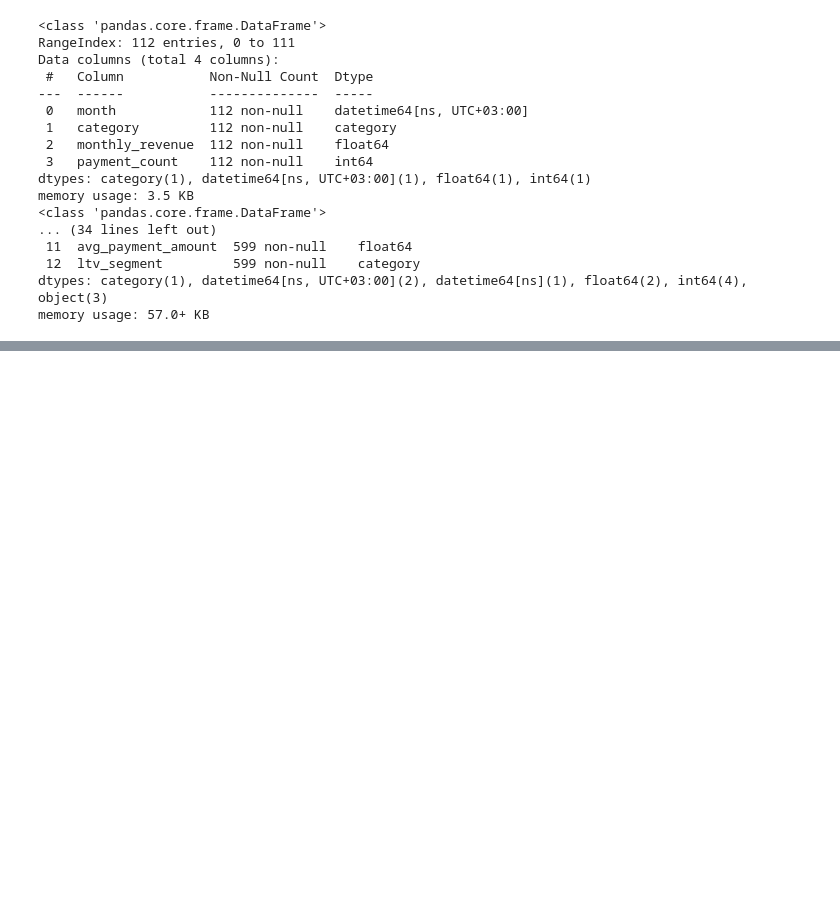
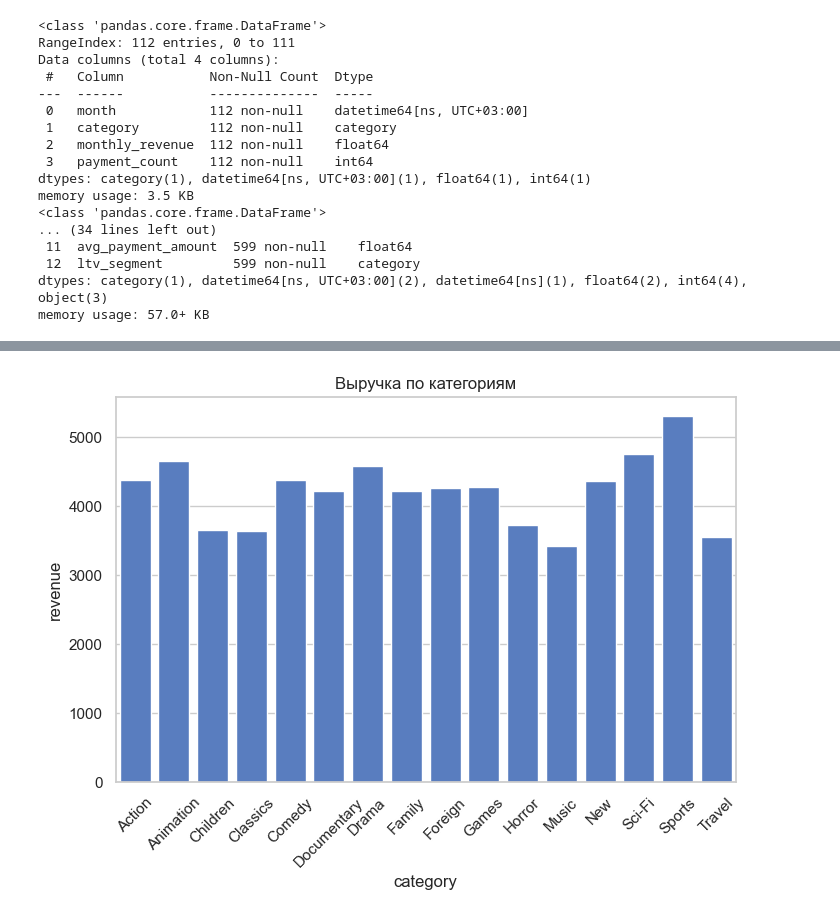
Before and after one commit to Shponarskii/video-rental-analytics, a Jupyter notebook: video_rental_analysis.ipynb, the cells around one changed output, grey strips where cells are left out. Saved outputs shown, nothing was run; the diff lists cells and outputs as text; code cells hidden in the pictures; blank space fills up the shorter version.

```diff
--- a/video_rental_analysis.ipynb
+++ b/video_rental_analysis.ipynb
@@ -103,0 +333,10 @@ memory usage: 57.0+ KB
+# %%
+plot_bar(
+    dfs['revenue_by_category'],
+    x="category",
+    y="revenue",
+    title="Выручка по категориям",
+    rotation=45
+)
+# %% [output]
+[figure, added]
```
Also changed, not shown: parts of 18 cells of this notebook.
